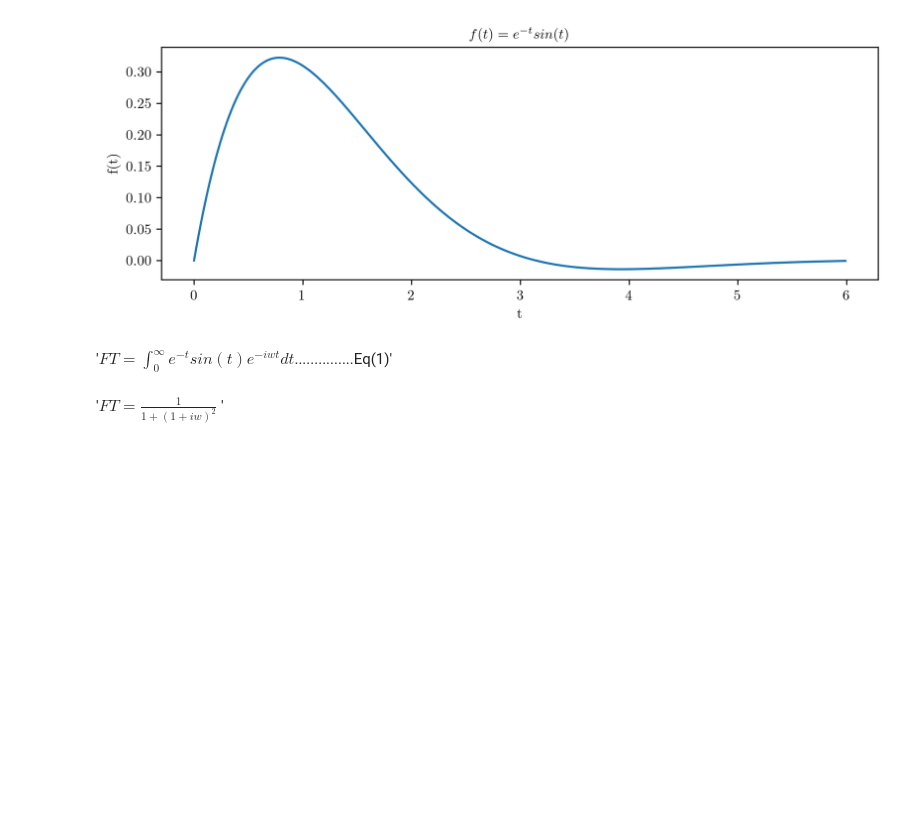
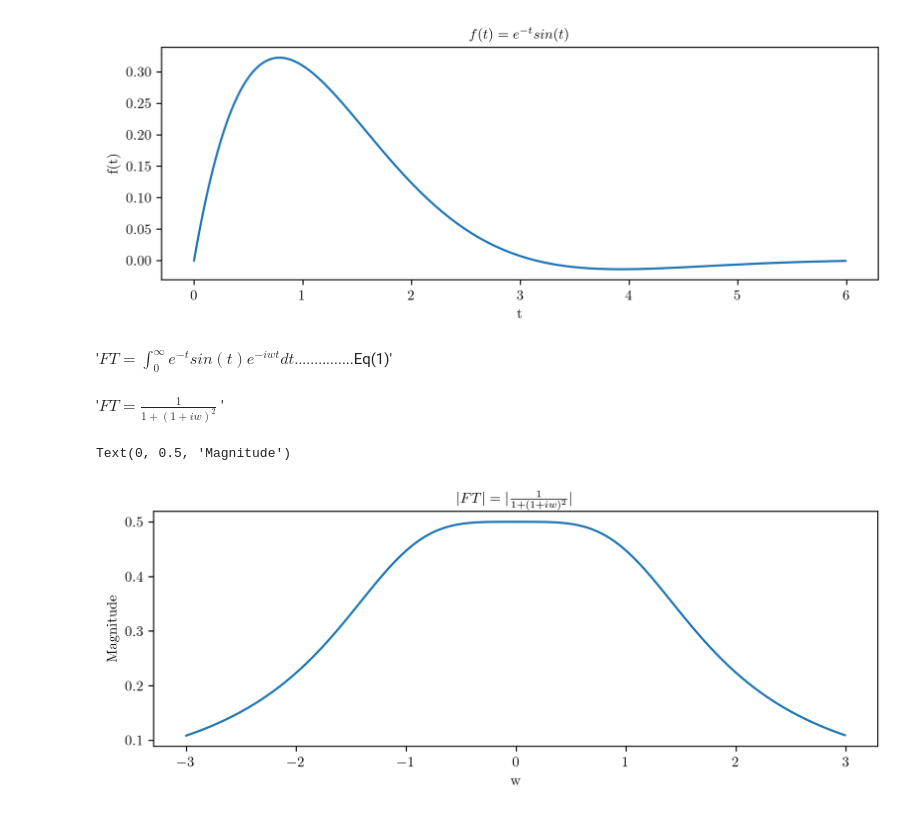
Before and after one commit to BraulioRmz/signals, a Jupyter notebook: LaPlace_steps.ipynb, the cells around one changed output. Saved outputs shown, nothing was run; the diff lists cells and outputs as text; code cells hidden in the pictures; blank space fills up the shorter version.

Commit message:
Magnitude

```diff
--- a/LaPlace_steps.ipynb
+++ b/LaPlace_steps.ipynb
@@ -56,0 +50,10 @@ fig.show()
+# %%
+
+plt.figure(figsize=(9, 3), dpi=300)
+plt.plot(new_x, magnitude)
+plt.title(r"$|FT| = |\frac{1}{1+(1+iw)^2}|$", size = 10)
+plt.xlabel('w')
+plt.ylabel('Magnitude')
+# %% [output]
+Text(0, 0.5, 'Magnitude')
+[figure, added]
```
Also changed, not shown: parts of 1 cell of this notebook.
